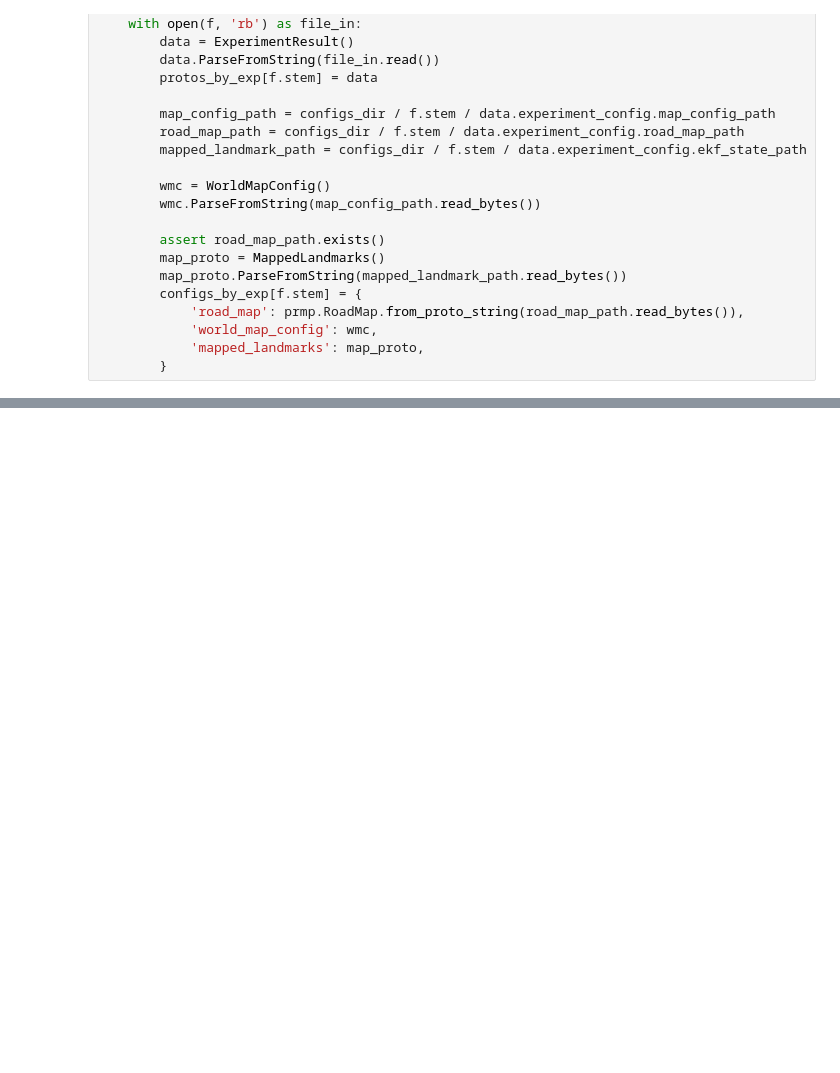
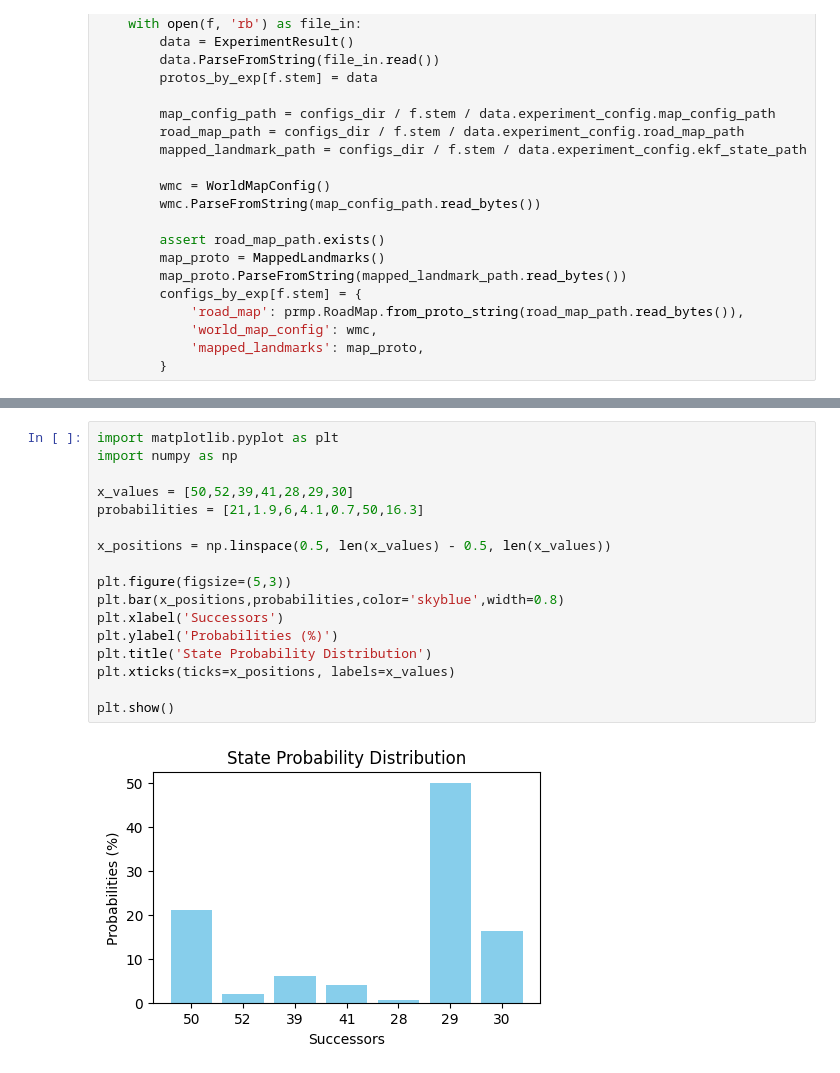
Before and after one commit to ewfuentes/robot, a Jupyter notebook: experimental/beacon_sim/analyze_david_results.ipynb, the cells around one changed output, grey strips where cells are left out. Cells and saved outputs as stored; diff of their text form; blank space fills up the shorter version.

```diff
--- a/experimental/beacon_sim/analyze_david_results.ipynb
+++ b/experimental/beacon_sim/analyze_david_results.ipynb
@@ -170,0 +290,19 @@ NameError: name 'df' is not defined
+# %%
+import matplotlib.pyplot as plt
+import numpy as np
+
+x_values = [50,52,39,41,28,29,30]
+probabilities = [21,1.9,6,4.1,0.7,50,16.3]
+
+x_positions = np.linspace(0.5, len(x_values) - 0.5, len(x_values))
+
+plt.figure(figsize=(5,3))
+plt.bar(x_positions,probabilities,color='skyblue',width=0.8)
+plt.xlabel('Successors')
+plt.ylabel('Probabilities (%)')
+plt.title('State Probability Distribution')
+plt.xticks(ticks=x_positions, labels=x_values)
+
+plt.show()
+# %% [output]
+[figure, added]
```
Also changed, not shown: parts of 5 cells of this notebook, 12 other files.
